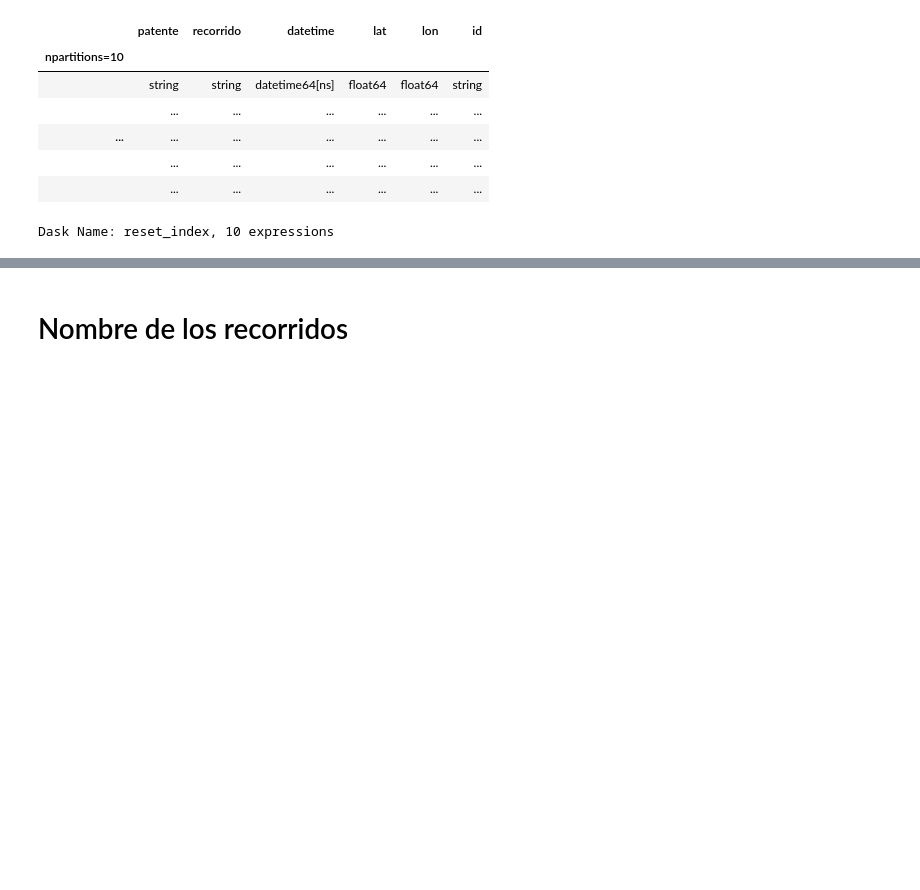
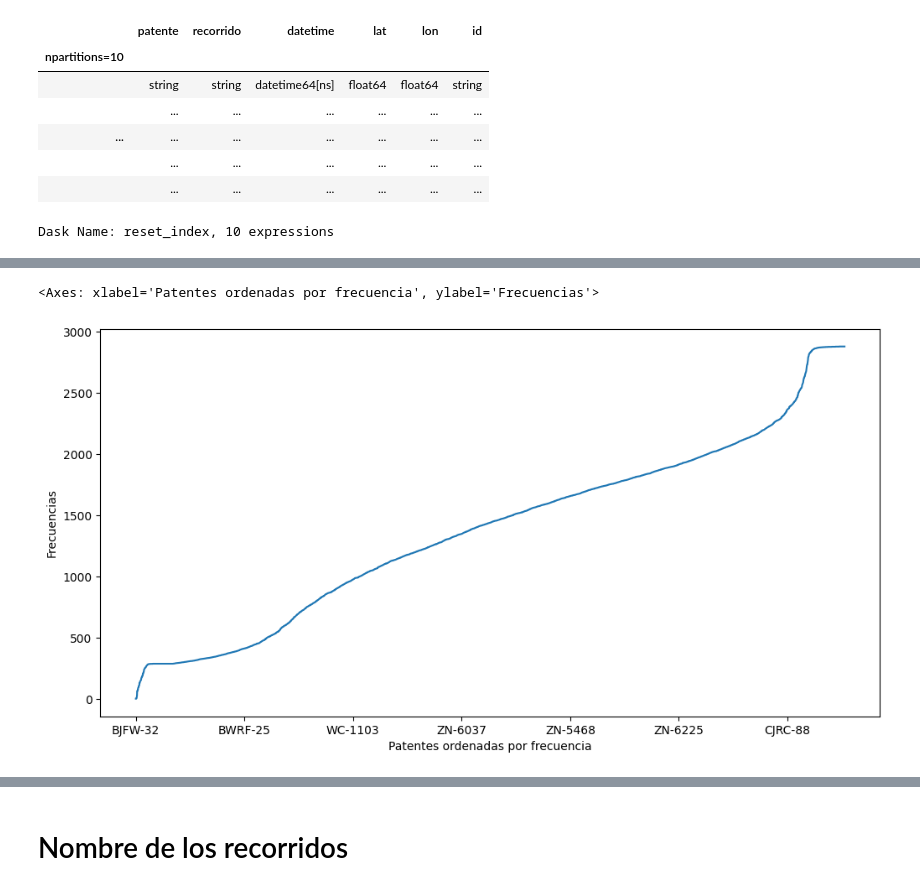
Before and after one commit to joaquincarreno/BusY, a Jupyter notebook: notebooks/00_exploration_gps.ipynb, the cells around one changed output, grey strips where cells are left out. Saved outputs shown, nothing was run; the diff lists cells and outputs as text; code cells hidden in the pictures; blank space fills up the shorter version.

```diff
--- a/notebooks/00_exploration_gps.ipynb
+++ b/notebooks/00_exploration_gps.ipynb
@@ -27,0 +33,6 @@ Dask Name: reset_index, 10 expressions
+# %%
+frecuencias = df['patente'].value_counts().compute()
+# %%
+sorted = frecuencias.sort_values()
+print('existe un total de {count} patentes, cuyas frecuencias van desde los {min} a los {max} registros por patente'.format(count=len(sorted), min=sorted.iloc[0], max=sorted.iloc[-1]))
+sorted
@@ -27,0 +54,5 @@ Dask Name: reset_index, 10 expressions
+# %%
+sorted.plot(xlabel = 'Patentes ordenadas por frecuencia', ylabel='Frecuencias', figsize=(12, 6))
+# %% [output]
+<Axes: xlabel='Patentes ordenadas por frecuencia', ylabel='Frecuencias'>
+[figure, added]
```
Also changed, not shown: parts of 32 cells of this notebook, 1 other file.
